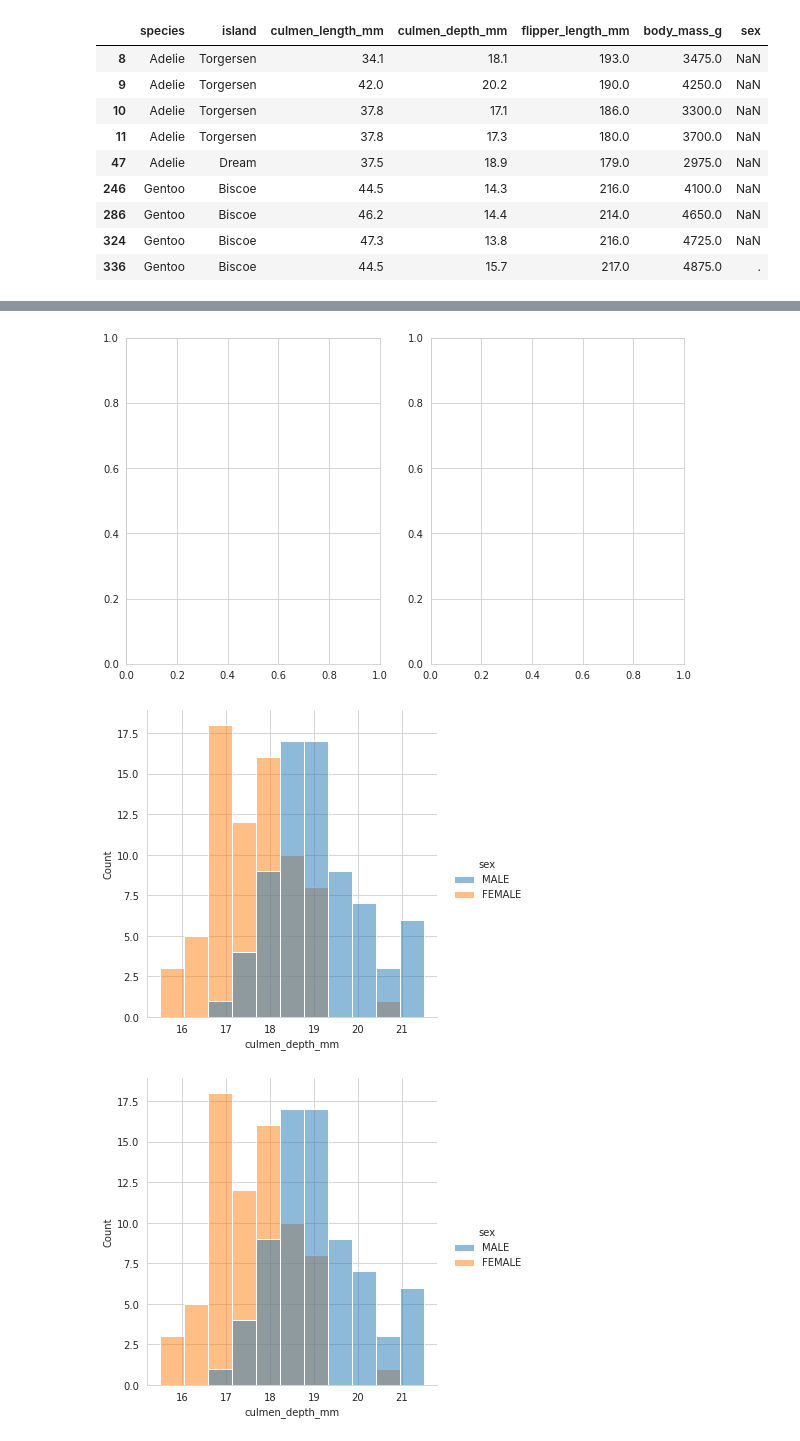
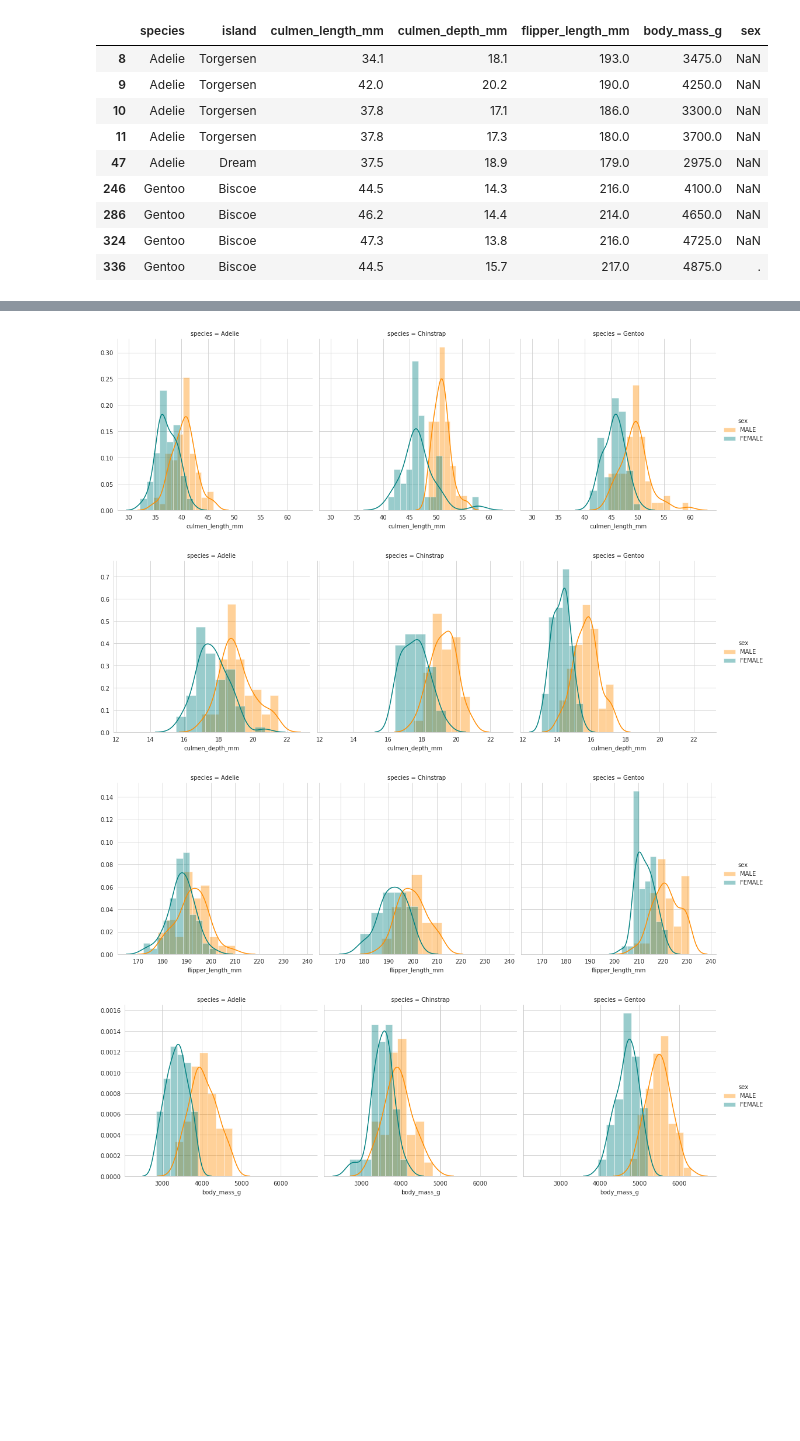
Before and after one commit to mxaxrxkx/ds_penguins_project, a Jupyter notebook: penguins_eda.ipynb, the cells around one changed output, grey strips where cells are left out. Cells and saved outputs as stored; diff of their text form; code cells hidden in the pictures; blank space fills up the shorter version.

Commit message:
filled in missing data

```diff
--- a/penguins_eda.ipynb
+++ b/penguins_eda.ipynb
@@ -385,9 +362,0 @@ sns.displot(data=adelie, x="culmen_depth_mm", hue="sex", kde=True, rug=True)
-# %%
-_, axes = plt.subplots(nrows=1, ncols=2, figsize=(10, 6))
-
-sns.displot(data=adelie, x="culmen_depth_mm", hue='sex', ax=axes[0])
-sns.displot(data=adelie, x="culmen_depth_mm", hue='sex', ax=axes[1])
-# %% [output]
-[figure, removed]
-[figure, removed]
-[figure, removed]
@@ -393,0 +367,14 @@ sns.displot(data=adelie, x="culmen_depth_mm", hue='sex', ax=axes[1])
+# %%
+for n in by_species_num:
+    g = sns.FacetGrid(penguins,
+                      col="species",
+                      #row ="island",
+                      hue="sex",
+                      height=5,
+                      palette=('DarkOrange', 'Teal'))
+    g.map(sns.distplot, n).add_legend()
+# %% [output]
+[figure, added]
+[figure, added]
+[figure, added]
+[figure, added]
```
Also changed, not shown: parts of 21 cells of this notebook.
